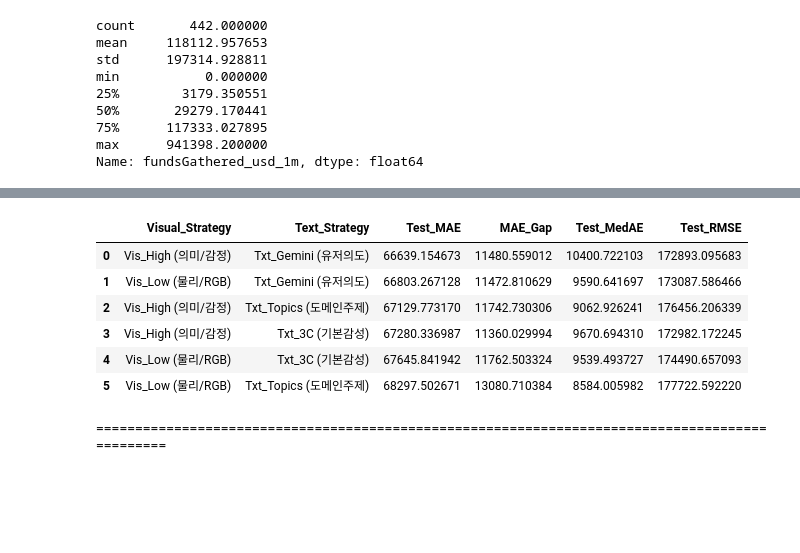
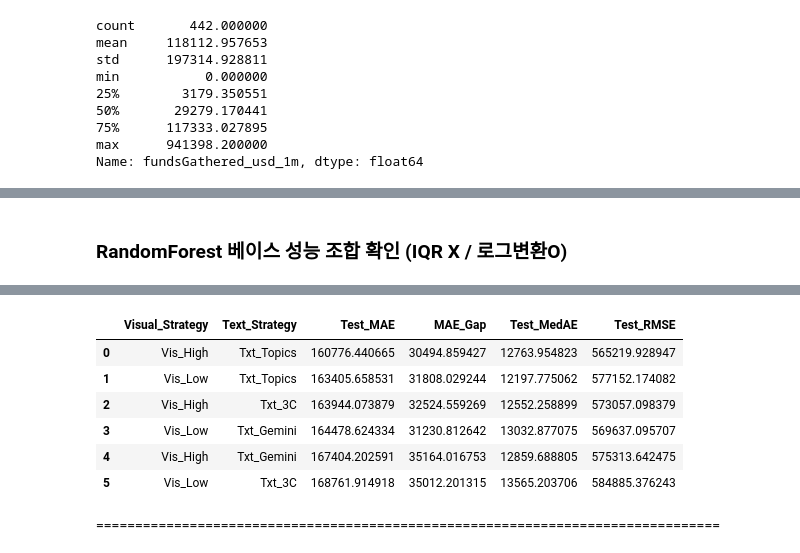
Before and after one commit to jjongseon/Asac-project, a Jupyter notebook: 01_Src/ml/ml_forward_js.ipynb, the cells around one changed output, grey strips where cells are left out. Saved outputs shown, nothing was run; the diff lists cells and outputs as text; code cells hidden in the pictures; blank space fills up the shorter version.

```diff
--- a/01_Src/ml/ml_forward_js.ipynb
+++ b/01_Src/ml/ml_forward_js.ipynb
@@ -2,7 +2,7 @@
 import pandas as pd
 df = pd.read_csv('../../02_Data/processed/real_final_ml.csv')
 # %%
-df = df.drop(columns=['enableBoardGameProperties','projectID','campaignGoal_usd_6m','fundsGathered_usd_6m','price_usd_6m','is_backer_0','is_backer_1'])
+df = df.drop(columns=['enableBoardGameProperties','projectID','campaignGoal_usd_6m','fundsGathered_usd_6m','price_usd_6m','is_backer_0','is_backer_1', 'fundedInSeconds'])
 # %%
 for i in df.columns:
     print(i)
@@ -275,3 +232,5 @@ Name: fundsGathered_usd_1m, dtype: float64
+# %% [markdown]
+### RandomForest 베이스 성능 조합 확인 (IQR X / 로그변환O)
 # %%
 import numpy as np
 import pandas as pd
@@ -280,15 +239,15 @@ from sklearn.model_selection import KFold
 from sklearn.ensemble import RandomForestRegressor
 from sklearn.metrics import mean_absolute_error, median_absolute_error, mean_squared_error
 
-# 경고 메시지 숨기기
+# 경고 메시지 제어
 warnings.filterwarnings('ignore', category=UserWarning)
 
 # ======================================================================
-# 1. 유저 맞춤형 피처 그룹 정의 (변수명 100% 유지)
+# 1. 피처 그룹 정의
 # ======================================================================
 performance = ['campaignGoal_usd_1m', 'price_usd_1m']
 game_properties = ['minPlayers', 'maxPlayers', 'minAge', 'playTime']
-campaign_info = ['isDiscounted', 'previous_campaigns_count', 'duration_days', 'fundedInSeconds', 'rewards_count', 'softclose']
+campaign_info = ['isDiscounted', 'previous_campaigns_count', 'duration_days', 'rewards_count', 'softclose']
 location = ['currencySymbol_AUD', 'currencySymbol_CAD', 'currencySymbol_EUR', 'currencySymbol_GBP', 'currencySymbol_PLN', 'currencySymbol_USD']
 
 image_features = ['edge_density', 'saturation', 'brightness', 'contrast']
@@ -304,36 +263,35 @@ comment_j = ['Product_Question_count_0', 'Product_Question_count_1', 'Suggestion
 
 game_tags = ['4X', 'AR Next', 'ARNext26', 'Action', 'Adventure', 'Area Control', 'Asymmetric', 'Campaign', 'Card Game', 'Cats', 'Civilization', 'Collectible', 'Collectible Models', 'Competitive', 'Cooperative', 'Deck Building', 'Deduction', 'Dexterity', 'Dice Game', 'Digital', 'Economic', 'Educational', 'Exploration', 'Family', 'Fantasy', 'Feast', 'First-Timers', 'Game Components', 'History', 'Horror', 'Humor', 'Legacy', 'Logical', 'MOBA', 'Major Creators', 'Media', 'Modern', 'Multiplayer', 'Mythology', 'Narrative', 'OctoberFeast25', 'Paint', 'Party game', 'Political', 'Print and Play', 'RPG', 'Racing', 'Reprints', 'Resource management', 'Science Fiction', 'Set Collection', 'Sport', 'Strategy', 'Survival', 'TTRPG', 'Terrain Building', 'Tower Defense', 'Video Game', 'Video Game Theme', 'Wargame', 'WinterFeast2026', 'Worker placement', 'dinotuesday']
 
-# 고정 베이스 피처 세트 조립
+# 공통 베이스
 base_features = performance + game_properties + campaign_info + location + comment_info
 
-# 실험 축 세팅
+# 시각
 vis_options = {
-    'Vis_Low (물리/RGB)': image_features + color_visual,
-    'Vis_High (의미/감정)': color_text + color_emotion
+    'Vis_Low': image_features + color_visual,
+    'Vis_High': color_text + color_emotion
 }
+# 댓글
 txt_options = {
-    'Txt_3C (기본감성)': comment_3c,
-    'Txt_Topics (도메인주제)': comment_topics,
-    'Txt_Gemini (유저의도)': comment_j
+    'Txt_3C': comment_3c,
+    'Txt_Topics': comment_topics,
+    'Txt_Gemini': comment_j
 }
 
 # ======================================================================
-# 🚀 2. [핵심] 타깃 변수 준비 및 로그 변환 적용
+# 2. 타깃 변수 준비 및 로그 변환
 # ======================================================================
-# [🚨 필수 확인] 'df' 자리에 본인의 데이터프레임 변수명을 적어주세요.
+
 y_original = df['fundsGathered_usd_1m']
-
-# 최소값이 0이므로 음수 무한대를 방지하기 위해 log(y + 1) 처리합니다.
 y_log = np.log1p(y_original)
 
 kf = KFold(n_splits=5, shuffle=True, random_state=42)
 experiment_results = []
 
-print("🏁 [로그 변환 버전 가동] 타겟 왜도 제어 기반 2×3 매트릭스 실험 시작...\n" + "="*85)
+print("시나리오별 모델 성능 평가 시작...\n" + "="*70)
 
 # ======================================================================
-# 3. 6대 시나리오 이중 루프 연산
+# 3. 6개 시나리오 교차 검증 루프
 # ======================================================================
 scenario_num = 1
 for vis_name, vis_cols in vis_options.items():
@@ -349,43 +307,35 @@ for vis_name, vis_cols in vis_options.items():
         for train_idx, test_idx in kf.split(X_current):
             X_tr, X_te = X_current.iloc[train_idx], X_current.iloc[test_idx]
 
-            # 훈련용 타겟은 로그 스케일 데이터를 사용합니다.
             y_tr_log = y_log.iloc[train_idx]
+            y_tr_real = y_original.iloc[train_idx]
+            y_te_real = y_original.iloc[test_idx]
 
-            # 모델 정의 및 학습
             model = RandomForestRegressor(max_depth=4, min_samples_leaf=8, max_features=0.4, random_state=42, n_jobs=-1)
             model.fit(X_tr, y_tr_log)
 
-            # 예측값 도출 (출력값은 아직 로그 스케일 상태)
             tr_preds_log = model.predict(X_tr)
             te_preds_log = model.predict(X_te)
 
-            # 🚨 [중요 변환] 지표 계산 전 exp(y) - 1 을 취해 실제 달러(USD) 단위로 원복합니다.
             tr_preds_real = np.expm1(tr_preds_log)
             te_preds_real = np.expm1(te_preds_log)
 
-            # 오차 비교 대상은 로그 변환 전의 순수 오리지널 달러 데이터입니다.
-            y_tr_real = y_original.iloc[train_idx]
-            y_te_real = y_original.iloc[test_idx]
-
-            # 실제 달러 단위 오차 적재
             fold_mae_tr.append(mean_absolute_error(y_tr_real, tr_preds_real))
             fold_mae_te.append(mean_absolute_error(y_te_real, te_preds_real))
             fold_medae_te.append(median_absolute_error(y_te_real, te_preds_real))
             fold_rmse_te.append(np.sqrt(mean_squared_error(y_te_real, te_preds_real)))
 
-        # 5개 폴드 평균치 계산
         mean_mae_tr = np.mean(fold_mae_tr)
         mean_mae_te = np.mean(fold_mae_te)
         mean_medae_te = np.mean(fold_medae_te)
         mean_rmse_te = np.mean(fold_rmse_te)
         mae_gap = mean_mae_te - mean_mae_tr
 
-        print(f"🎬 Scenario {scenario_num}: [{vis_name}] + [{txt_name}]")
-        print(f"   - [🔥 메인] Test MAE   : {mean_mae_te:.2f} 달러 (과적합 갭: {mae_gap:.2f} 달러)")
-        print(f"   - [🎯 보조] Test MedAE : {mean_medae_te:.2f} 달러 (창작자 체감 중간 오차)")
-        print(f"   - [🛡️ 보조] Test RMSE  : {mean_rmse_te:.2f} 달러 (대형 오판 리스크 감시)")
-        print("-" * 85)
+        print(f"Scenario {scenario_num}: [{vis_name}] + [{txt_name}]")
+        print(f"   - Test MAE  : {mean_mae_te:,.2f} (Gap: {mae_gap:,.2f})")
+        print(f"   - Test MedAE: {mean_medae_te:,.2f}")
+        print(f"   - Test RMSE : {mean_rmse_te:,.2f}")
+        print("-" * 70)
 
         experiment_results.append({
             'Visual_Strategy': vis_name,
@@ -400,13 +350,13 @@ for vis_name, vis_cols in vis_options.items():
         scenario_num += 1
 
 # ======================================================================
-# 4. 최종 리그 성적표 종합 (Test MAE 기준 정렬 및 시나리오 열 제외)
+# 4. 평가 결과 종합 (Test MAE 기준 오름차순 정렬)
 # ======================================================================
 df_res = pd.DataFrame(experiment_results)
 df_res = df_res.sort_values(by='Test_MAE', ascending=True).reset_index(drop=True)
 
-print("\n🏆 [최종 토너먼트 마스터 성적표] (창작자 지표 Test MAE 낮은 순 정렬)")
-print("="*95)
+print("\n[시나리오별 종합 성능 결과]")
+print("="*80)
 display(df_res[['Visual_Strategy', 'Text_Strategy', 'Test_MAE', 'MAE_Gap', 'Test_MedAE', 'Test_RMSE']])
-print("="*95)
+print("="*80)
 # %% [output]
@@ -430,8 +380,8 @@ print("="*95)
 |  | Visual_Strategy | Text_Strategy | Test_MAE | MAE_Gap | Test_MedAE | Test_RMSE |
-| 0 | Vis_High (의미/감정) | Txt_Gemini (유저의도) | 66639.154673 | 11480.559012 | 10400.722103 | 172893.095683 |
-| 1 | Vis_Low (물리/RGB) | Txt_Gemini (유저의도) | 66803.267128 | 11472.810629 | 9590.641697 | 173087.586466 |
-| 2 | Vis_High (의미/감정) | Txt_Topics (도메인주제) | 67129.773170 | 11742.730306 | 9062.926241 | 176456.206339 |
-| 3 | Vis_High (의미/감정) | Txt_3C (기본감성) | 67280.336987 | 11360.029994 | 9670.694310 | 172982.172245 |
-| 4 | Vis_Low (물리/RGB) | Txt_3C (기본감성) | 67645.841942 | 11762.503324 | 9539.493727 | 174490.657093 |
-| 5 | Vis_Low (물리/RGB) | Txt_Topics (도메인주제) | 68297.502671 | 13080.710384 | 8584.005982 | 177722.592220 |
+| 0 | Vis_High | Txt_Topics | 160776.440665 | 30494.859427 | 12763.954823 | 565219.928947 |
+| 1 | Vis_Low | Txt_Topics | 163405.658531 | 31808.029244 | 12197.775062 | 577152.174082 |
+| 2 | Vis_High | Txt_3C | 163944.073879 | 32524.559269 | 12552.258899 | 573057.098379 |
+| 3 | Vis_Low | Txt_Gemini | 164478.624334 | 31230.812642 | 13032.877075 | 569637.095707 |
+| 4 | Vis_High | Txt_Gemini | 167404.202591 | 35164.016753 | 12859.688805 | 575313.642475 |
+| 5 | Vis_Low | Txt_3C | 168761.914918 | 35012.201315 | 13565.203706 | 584885.376243 |
-===============================================================================================
+================================================================================
```
Also changed, not shown: parts of 27 cells of this notebook, 3 other files.
